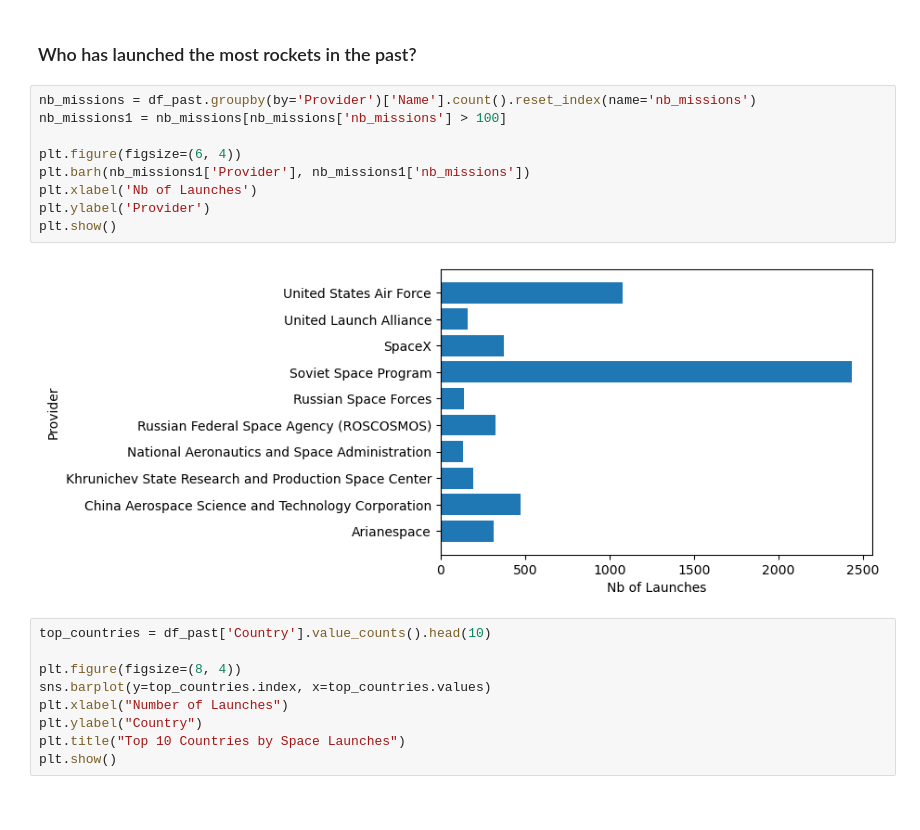
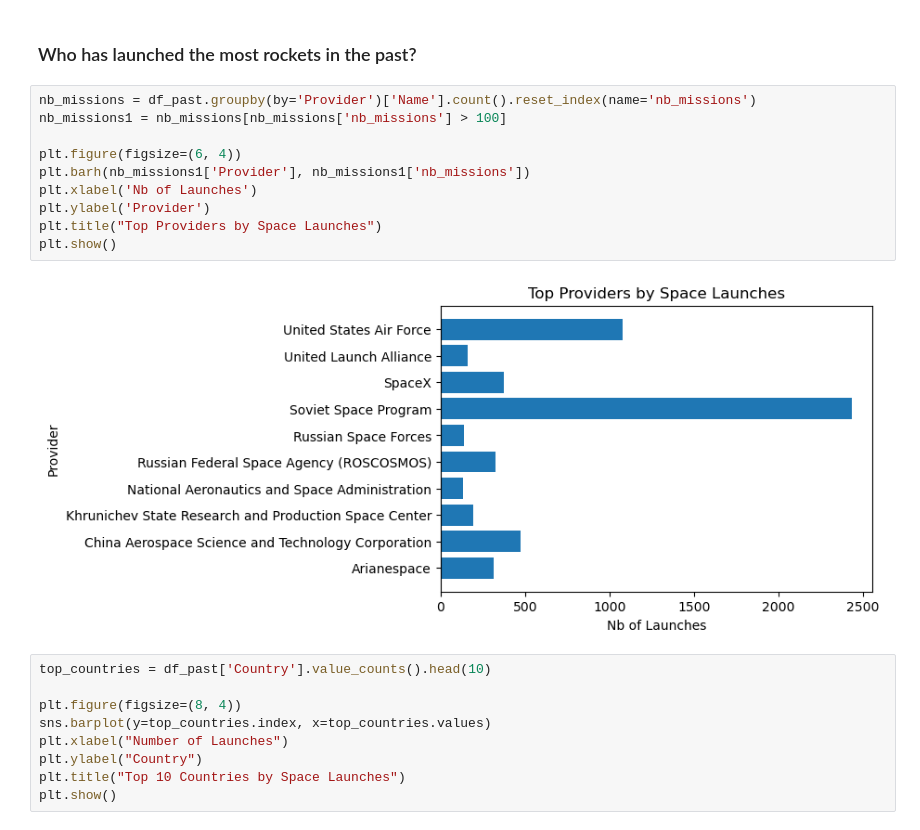
Before and after one commit to com-480-data-visualization/Fam, a Jupyter notebook: Exploration.ipynb, the cells around one changed output. Drawn from its saved outputs; the diff is of its cells as text.

```diff
--- a/Exploration.ipynb
+++ b/Exploration.ipynb
@@ -31,14 +31,15 @@ df_future = df[(df['Status'] != 'Launch Successful') & (df['Status'] != 'Launch
 # %%
 nb_missions = df_past.groupby(by='Provider')['Name'].count().reset_index(name='nb_missions')
 nb_missions1 = nb_missions[nb_missions['nb_missions'] > 100]
 
 plt.figure(figsize=(6, 4))
 plt.barh(nb_missions1['Provider'], nb_missions1['nb_missions'])
 plt.xlabel('Nb of Launches')
 plt.ylabel('Provider')
+plt.title("Top Providers by Space Launches")
 plt.show()
 # %% [output]
-[figure, old version]
+[figure, new version]
 # %%
 top_countries = df_past['Country'].value_counts().head(10)
 
```
Also changed, not shown: parts of 1 cell of this notebook.
